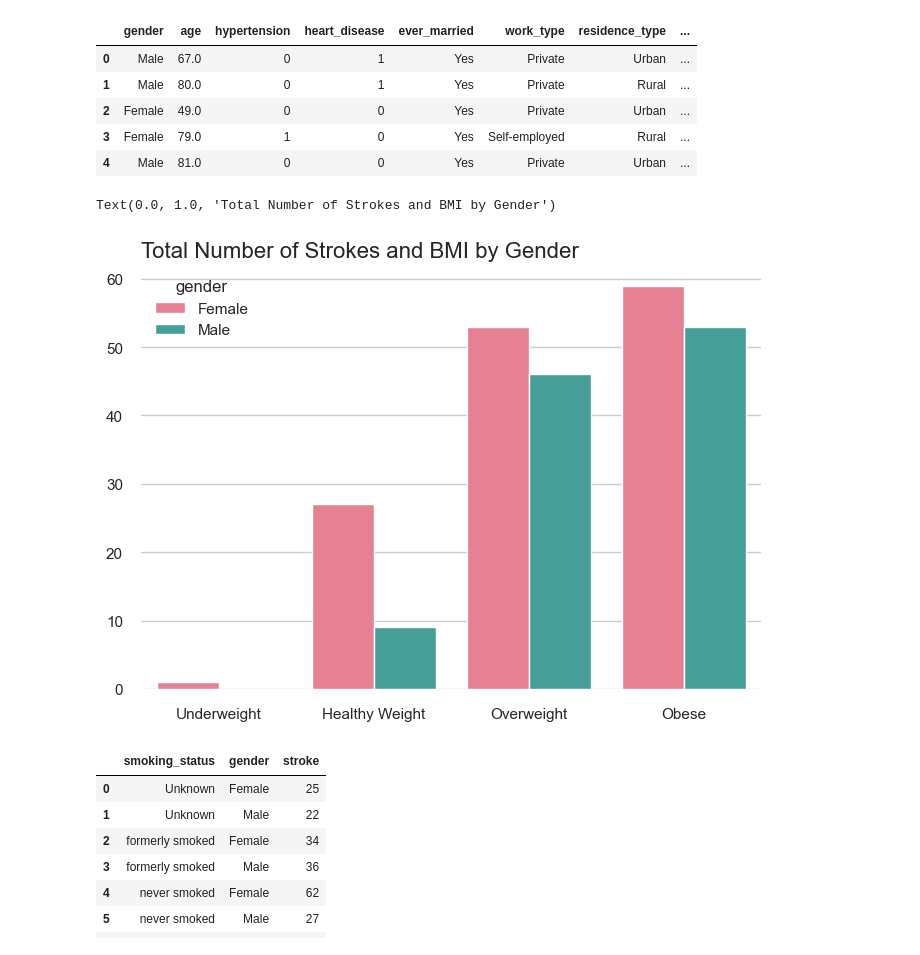
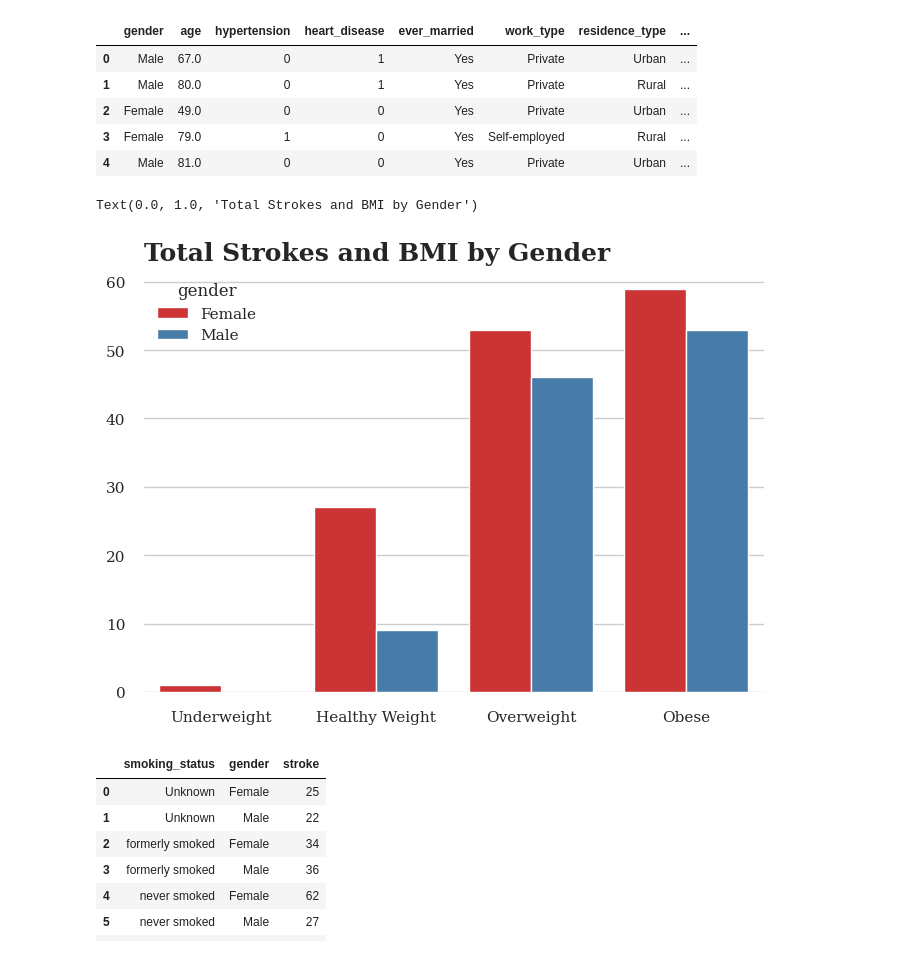
Before and after one commit to emirhansilsupur/brain-stroke-prediction, a Jupyter notebook: brain_stroke.ipynb, the cells around one changed output. Saved outputs shown, nothing was run; the diff lists cells and outputs as text; code cells hidden in the pictures.

```diff
--- a/brain_stroke.ipynb
+++ b/brain_stroke.ipynb
@@ -498,15 +504,15 @@ alluvial_diagram([age_dim,smoke_dim,bmi_dim,glc_dim,str_dim],"Stroke Patient Flo
 dg_1=eda_data.groupby(["bmi_bin","gender"])["stroke"].sum().reset_index()
 # %%
 #sns.set_style("whitegrid")
-ax=sns.barplot(x="bmi_bin",y="stroke",hue="gender",data=dg_1,palette="husl")
+ax=sns.barplot(x="bmi_bin",y="stroke",hue="gender",data=dg_1,palette="Set1")
 
 sns.despine(bottom = True, left = True)
 ax.set(ylabel=None)
 ax.set(xlabel=None)
-ax.set_title("Total Number of Strokes and BMI by Gender",loc="left",fontsize=16)
+ax.set_title("Total Strokes and BMI by Gender",loc="left",fontsize=18,fontweight="bold")
 # %% [output]
-Text(0.0, 1.0, 'Total Number of Strokes and BMI by Gender')
+Text(0.0, 1.0, 'Total Strokes and BMI by Gender')
-[figure, old version]
+[figure, new version]
 # %%
 dg_2 = eda_data.groupby(["smoking_status","gender"])["stroke"].sum().reset_index()
 # %% [output]
```
Also changed, not shown: parts of 8 cells of this notebook.
